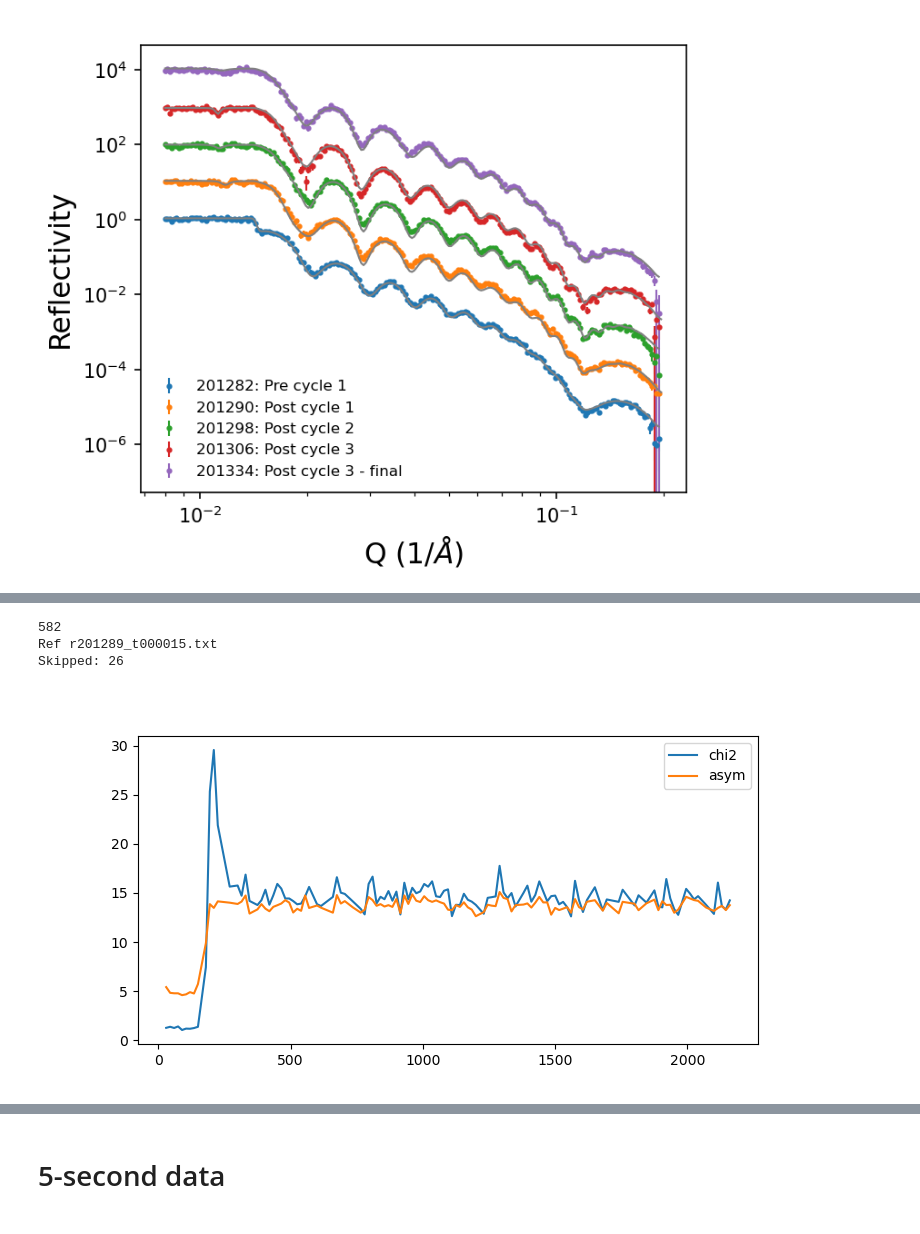
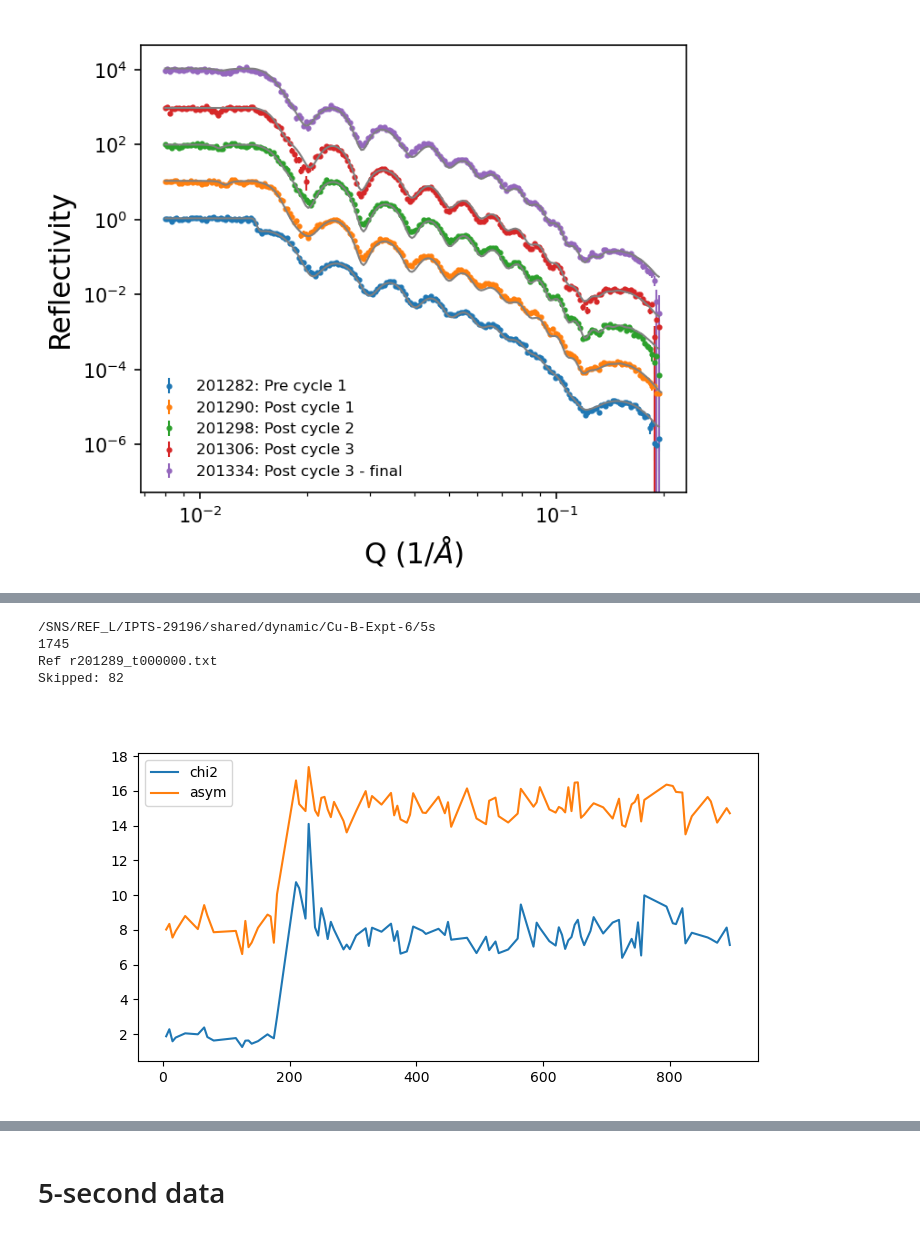
Before and after one commit to mdoucet/nh3-analysis, a Jupyter notebook: jan2023/notebooks/summary-Cu-B.ipynb, the cells around one changed output, grey strips where cells are left out. Cells and saved outputs as stored; diff of their text form; code cells hidden in the pictures.

```diff
--- a/jan2023/notebooks/summary-Cu-B.ipynb
+++ b/jan2023/notebooks/summary-Cu-B.ipynb
@@ -132,13 +148,15 @@ summary_plots.plot_dyn_data(dynamic_run, 201282, 201290, first_index=0, last_ind
 [figure]
-# %%
-importlib.reload(summary_plots)
-
-chi2 = summary_plots.detect_changes(201289, dyn_data_dir, first=1, last=150)
-# %% [output]
-582
-Ref r201289_t000015.txt
-Skipped: 26
-[figure, removed]
+# %%
+### importlib.reload(summary_plots)
+dyn_data_dir = '/SNS/REF_L/IPTS-29196/shared/dynamic/Cu-B-Expt-6/5s'
+print(dyn_data_dir)
+chi2 = summary_plots.detect_changes(201289, dyn_data_dir, first=0, last=180, out_array=os.path.expanduser('~/cell-b-data-5sec'))
+# %% [output]
+/SNS/REF_L/IPTS-29196/shared/dynamic/Cu-B-Expt-6/5s
+1745
+Ref r201289_t000000.txt
+Skipped: 82
+[figure, added]
 # %%
 # Plot manual fits
 importlib.reload(summary_plots)
```
Also changed, not shown: parts of 7 cells of this notebook, 15 other files.
